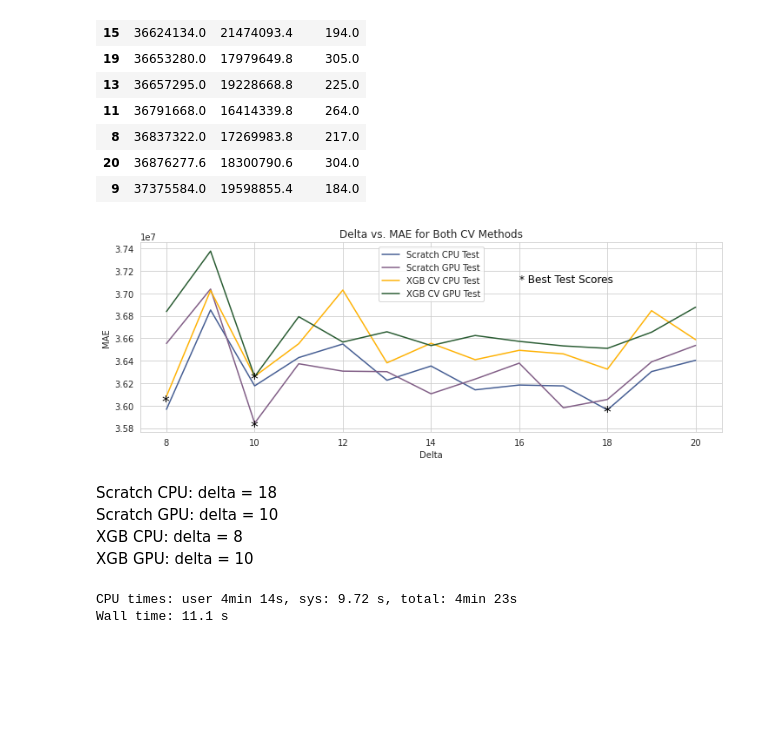
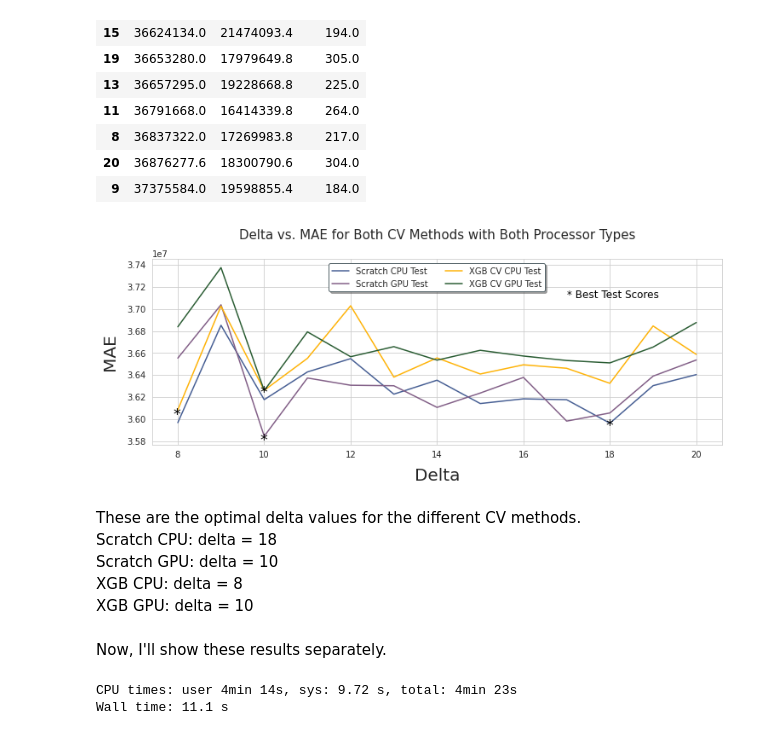
Before and after one commit to christianspybrook/movie_actor_tree_ensembles, a Jupyter notebook: xgboost/capstone2_xgb_regressor_optimized_target.ipynb, the cells around one changed output. Saved outputs shown, nothing was run; the diff lists cells and outputs as text; code cells hidden in the pictures; blank space fills up the shorter version.

Commit message:
Update capstone 2 xgb regressor optimized target nb

```diff
--- a/xgboost/capstone2_xgb_regressor_optimized_target.ipynb
+++ b/xgboost/capstone2_xgb_regressor_optimized_target.ipynb
@@ -181,7 +311,7 @@ This is the custom cross validation function built from scratch.
 # %%
-def get_scratch_cv(
-    features, target, delta, processor_type,
-    params={}, max_boost_round=500, booster='gbtree'):
+def get_scratch_cv(features, target,
+                   delta, processor_type, params={},
+                   max_boost_round=500, early_stopping_limit=100):
     """Return CV results with statistics from best iteration of each fold"""
     # create default dict to hold MAE statistics from each fold
     cv_results = defaultdict(list)
@@ -202,7 +332,8 @@ def get_scratch_cv(
 
         # instantiate and fit model
         model, results = get_xgbr_train(
-            dtrain, dtest, delta, processor_type, params, max_boost_round, booster)
+            dtrain, dtest, delta, processor_type, params,
+            max_boost_round, early_stopping_limit)
 
         # get iteration with best test MAE
         best_iter = model.best_iteration
@@ -223,7 +354,7 @@ def get_scratch_cv(
 Here is the function which uses XGBoost's built in cross validation method.
 # %%
 def get_xgbr_cv(features, target, delta, processor_type,
-                params={}, max_boost_round=500, booster='gbtree'):
+                params={}, max_boost_round=500, early_stopping_limit=100):
     """Return Learning API XGBoost CV evaluation results"""
     # instantiate KFold object
     folds = KFold(n_splits=10, random_state=27, shuffle=True)
@@ -232,15 +363,11 @@ def get_xgbr_cv(features, target, delta, processor_type,
     dtrain = xgb.DMatrix(data=features, label=target, nthread=-1)
 
     # add operational parameters
-    params['booster'] = booster
     params['disable_default_eval_metric'] = 1
     params['tree_method'] = processor_type
 
     # use partial function to enable selection of delta parameter of PseudoHuber Loss
     train_pseudohuber = partial(pseudo_huber, delta=delta)
-
-    # establish early stopping limit
-    early_stopping_limit = 100
 
     # create dict to hold scores for best boosting round
     cv_results = {}
@@ -401,6 +517,6 @@ I will continue to focus on the hybrid loss, simultaneously optimizing both test
 # %%
 def test_deltas(features, target, delta_min, delta_max, cv_type, processor_type):
-    """Return DataFrame with CV results over range of PseudoHuber deltas"""
+    """Return DataFrame with CV results over range of Pseudo-Huber deltas"""
     # create iterable of deltas
     deltas = np.arange(delta_min, delta_max + 1, 1)
     #create default dict to store CV results
@@ -532,33 +648,37 @@ Wall time: 2min 59s
 # %%
 # plot cross validation results for deltas between 8 and 20 for both CV methods
 
 sns.lineplot(x=scr_cpu_results_df.index, y=scr_cpu_results_df['test_mae'],
              label='Scratch CPU Test', color=mp.colors(0))
 sns.lineplot(x=scr_gpu_results_df.index, y=scr_gpu_results_df['test_mae'],
              label='Scratch GPU Test', color=mp.colors(1))
 sns.lineplot(x=cv_cpu_results_df.index, y=cv_cpu_results_df['test_mae'],
              label='XGB CV CPU Test', color=mp.colors(3))
 sns.lineplot(x=cv_gpu_results_df.index, y=cv_gpu_results_df['test_mae'],
              label='XGB CV GPU Test', color=mp.colors(4))
 
 plt.text(x=17.9, y=3.59e7, s='*', size='xx-large', color='k')
 plt.text(x=9.9, y=3.577e7, s='*', size='xx-large', color='k')
 plt.text(x=7.9, y=3.6e7, s='*', size='xx-large', color='k')
 plt.text(x=9.9, y=3.62e7, s='*', size='xx-large', color='k')
-plt.text(x=16, y=3.71e7, s='* Best Test Scores', size='large', color='k')
+plt.text(x=17, y=3.71e7, s='* Best Test Scores', size='large', color='k')
 
-plt.xlabel('Delta')
-plt.ylabel('MAE')
+plt.xlabel('Delta', fontsize=20, labelpad=10)
+plt.ylabel('MAE', fontsize=20, labelpad=10)
 
-plt.legend(loc=9)
-plt.title('Delta vs. MAE for Both CV Methods');
+plt.legend(loc=9, ncol=2, shadow=True, fancybox=True, edgecolor=mp.colors(6))
+plt.title('Delta vs. MAE for Both CV Methods with Both Processor Types',
+          fontsize=15, y=1.08);
 # %% [output]
-[figure, old version]
+[figure, new version]
 # %% [markdown]
+These are the optimal delta values for the different CV methods.<br>
 Scratch CPU: delta = 18<br>
 Scratch GPU: delta = 10<br>
 XGB CPU: delta = 8<br>
 XGB GPU: delta = 10
+# %% [markdown]
+Now, I'll show these results separately.
 # %%
 %%time
 # get statistics for using CPU Scratch CV with delta = 18
```
Also changed, not shown: parts of 357 cells of this notebook.
